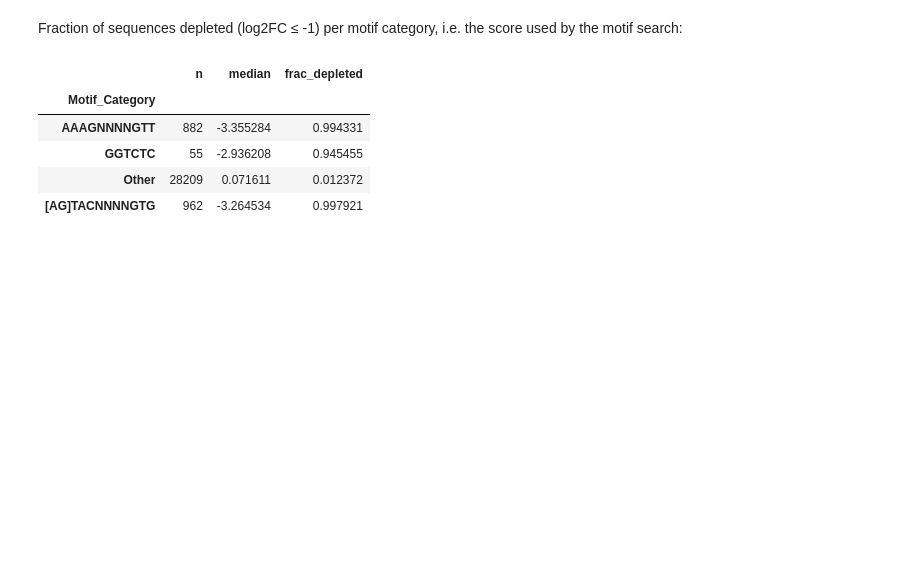
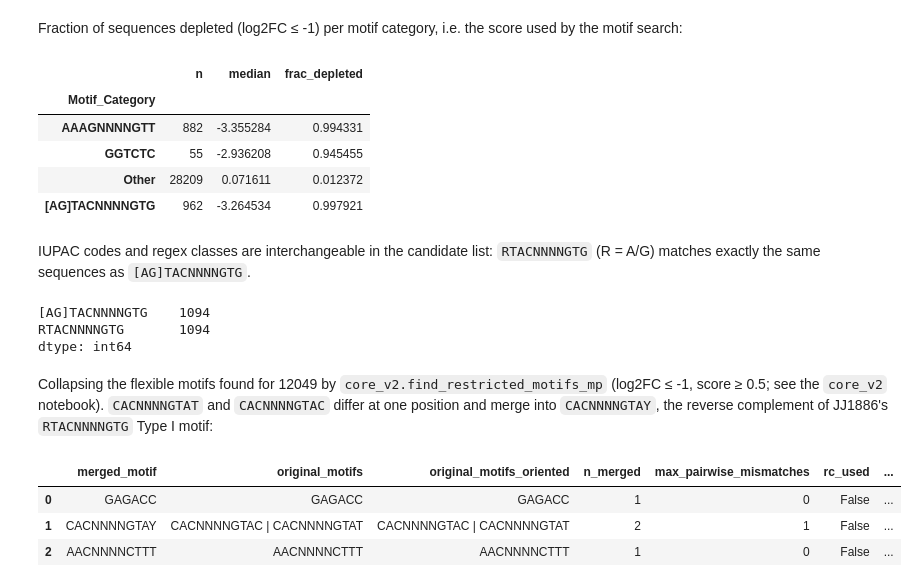
Before and after one commit to dbikard/randseq, a Jupyter notebook: nbs/01_utils.ipynb, the cells around one changed output. Cells and saved outputs as stored; diff of their text form; code cells hidden in the pictures; blank space fills up the shorter version.

```diff
--- a/nbs/01_utils.ipynb
+++ b/nbs/01_utils.ipynb
@@ -837,3 +1074,30 @@ dist_12049.dropna(subset="log2fc").groupby("Motif_Category")["log2fc"].agg(n="si
 | GGTCTC | 55 | -2.936208 | 0.945455 |
 | Other | 28209 | 0.071611 | 0.012372 |
 | [AG]TACNNNNGTG | 962 | -3.264534 | 0.997921 |
+# %% [markdown]
+IUPAC codes and regex classes are interchangeable in the candidate list: `RTACNNNNGTG` (R = A/G) matches exactly the same sequences as `[AG]TACNNNNGTG`.
+# %%
+iupac_check = get_custom_motif_presence_in_library(counts_12049.index.tolist(), left_bb2, right_bb2,
+                                                    ["[AG]TACNNNNGTG", "RTACNNNNGTG"])
+assert (iupac_check["[AG]TACNNNNGTG"] == iupac_check["RTACNNNNGTG"]).all()
+iupac_check.sum()
+# %% [output]
+[AG]TACNNNNGTG    1094
+RTACNNNNGTG       1094
+dtype: int64
+# %% [markdown]
+Collapsing the flexible motifs found for 12049 by `core_v2.find_restricted_motifs_mp` (log2FC ≤ -1, score ≥ 0.5; see the `core_v2` notebook). `CACNNNNGTAT` and `CACNNNNGTAC` differ at one position and merge into `CACNNNNGTAY`, the reverse complement of JJ1886's `RTACNNNNGTG` Type I motif:
+# %%
+flexible_12049 = pd.DataFrame({
+    "motif":             ["GAGACC", "CACNNNNGTAT", "CACNNNNGTAC", "AACNNNNCTTT"],
+    "fraction_depleted": [0.938776, 1.000000, 1.000000, 0.996875],
+    "num_sequences":     [49, 97, 78, 640],
+    "avg_log2fc":        [-2.768577, -3.220028, -3.258632, -3.400613],
+})
+merged_12049 = find_iupac_equivalent_motifs(flexible_12049, max_mismatches=2)
+merged_12049
+# %% [output]
+|  | merged_motif | original_motifs | original_motifs_oriented | n_merged | max_pairwise_mismatches | rc_used | ... |
+| 0 | GAGACC | GAGACC | GAGACC | 1 | 0 | False | ... |
+| 1 | CACNNNNGTAY | CACNNNNGTAC | CACNNNNGTAT | CACNNNNGTAC | CACNNNNGTAT | 2 | 1 | False | ... |
+| 2 | AACNNNNCTTT | AACNNNNCTTT | AACNNNNCTTT | 1 | 0 | False | ... |
```
Also changed, not shown: parts of 11 cells of this notebook, 2 other files.
